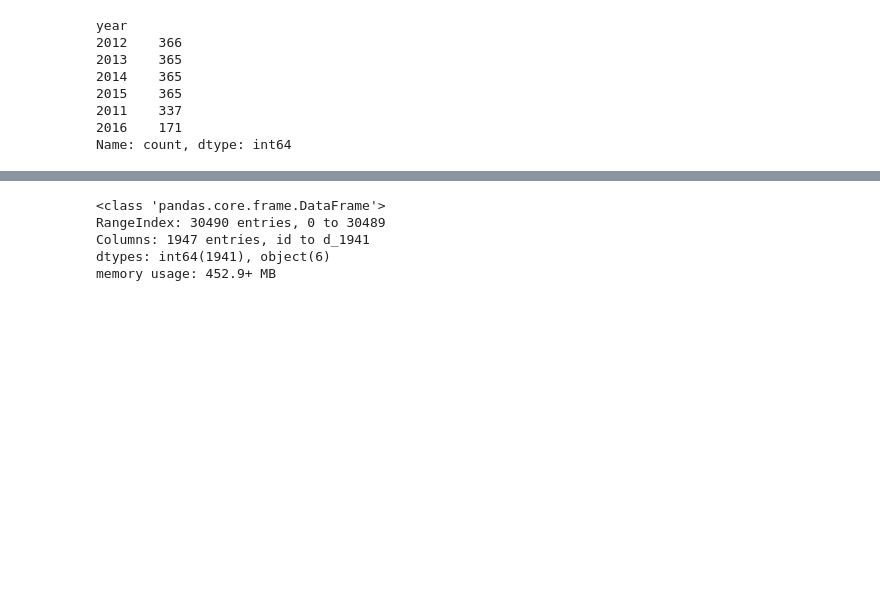
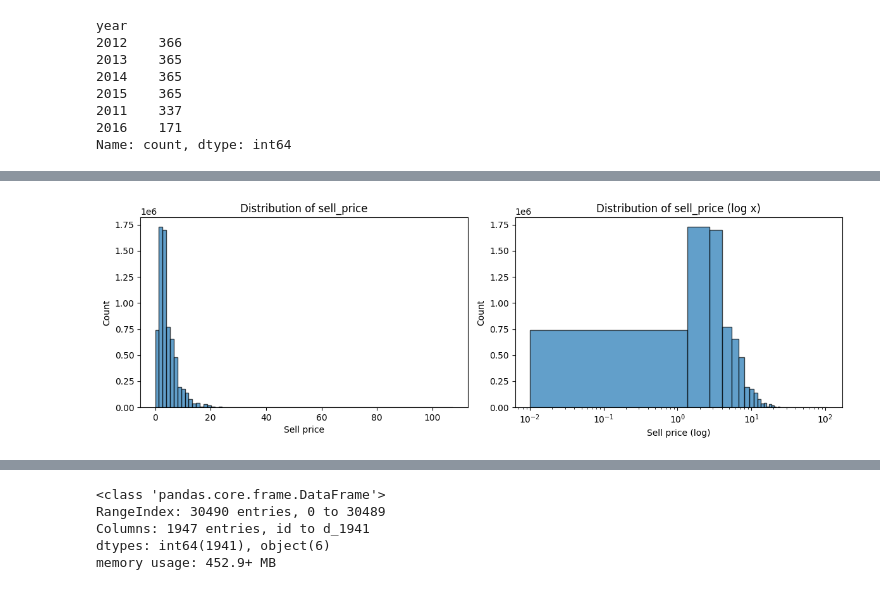
Before and after one commit to JimmysDataLab/Inventory-Forecasting-and-Modeling, a Jupyter notebook: notebooks/exploratory_data_analysis_and_modelling.ipynb, the cells around one changed output, grey strips where cells are left out. Saved outputs shown, nothing was run; the diff lists cells and outputs as text; code cells hidden in the pictures; blank space fills up the shorter version.

```diff
--- a/notebooks/exploratory_data_analysis_and_modelling.ipynb
+++ b/notebooks/exploratory_data_analysis_and_modelling.ipynb
@@ -177,0 +445,17 @@ Name: count, dtype: int64
+# %%
+# Price distribution (histogram)
+fig, axes = plt.subplots(1, 2, figsize=(12, 4))
+axes[0].hist(sell_prices_df["sell_price"], bins=80, edgecolor="black", alpha=0.7)
+axes[0].set_xlabel("Sell price")
+axes[0].set_ylabel("Count")
+axes[0].set_title("Distribution of sell_price")
+# Log scale for tail
+axes[1].hist(sell_prices_df["sell_price"], bins=80, edgecolor="black", alpha=0.7)
+axes[1].set_xscale("log")
+axes[1].set_xlabel("Sell price (log)")
+axes[1].set_ylabel("Count")
+axes[1].set_title("Distribution of sell_price (log x)")
+plt.tight_layout()
+plt.show()
+# %% [output]
+[figure, added]
```
Also changed, not shown: parts of 19 cells of this notebook.
